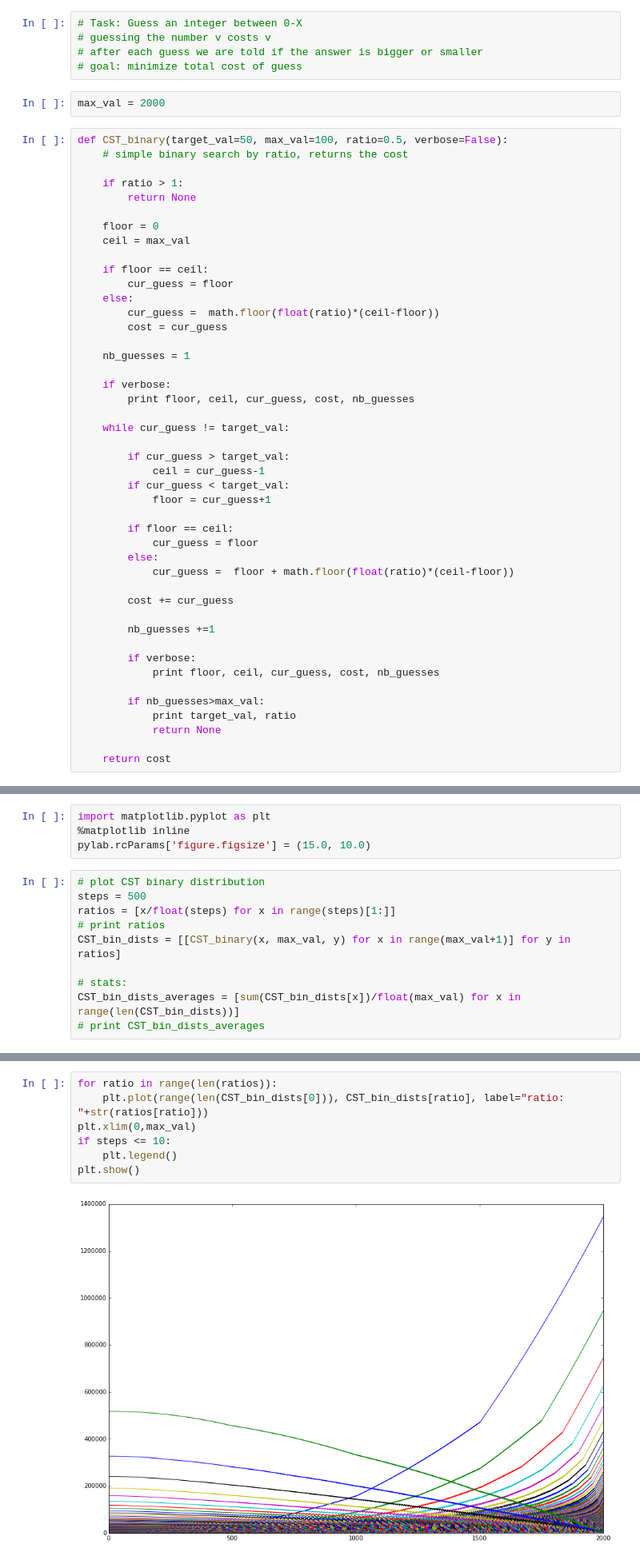
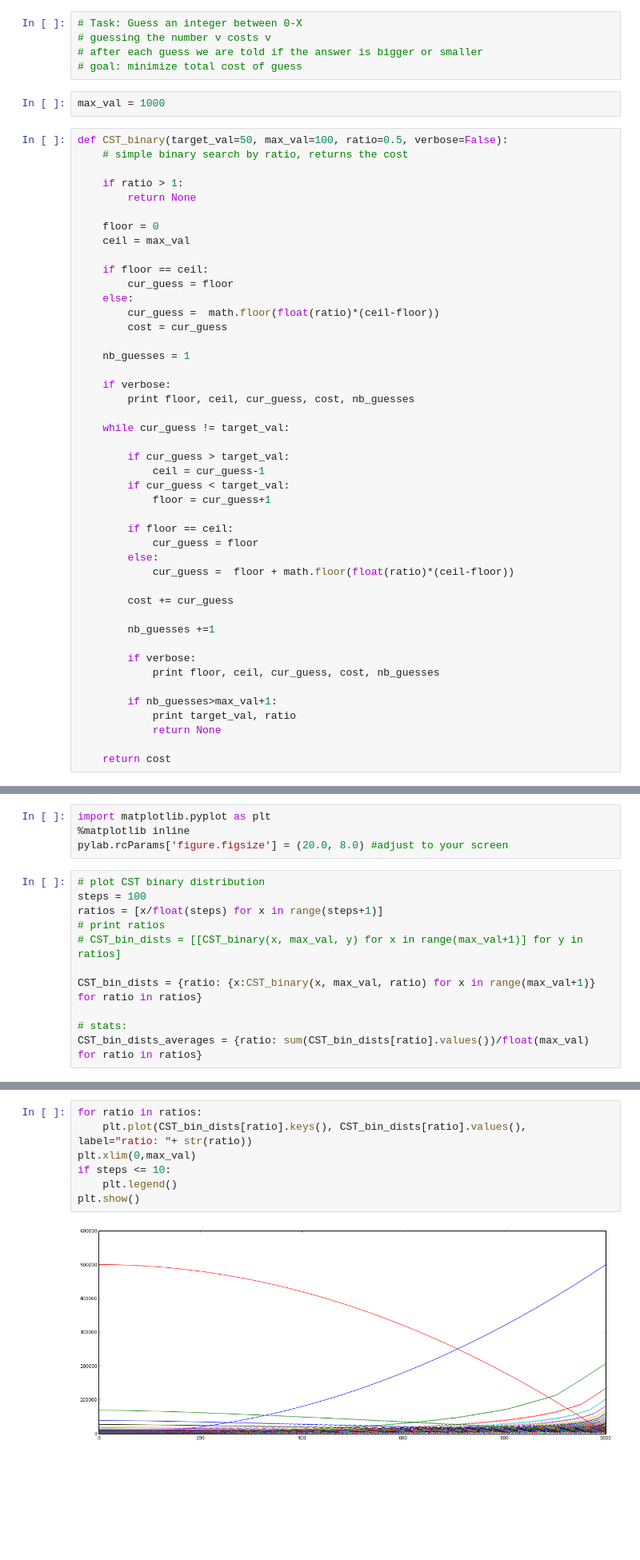
Before and after one commit to grezesf/Research, a Jupyter notebook: Fun/Costly-Search-Task.ipynb, the cells around one changed output, grey strips where cells are left out. Shown at 80% size. Cells and saved outputs as stored; diff of their text form; blank space fills up the shorter version.

```diff
--- a/Fun/Costly-Search-Task.ipynb
+++ b/Fun/Costly-Search-Task.ipynb
@@ -4,7 +4,7 @@
 # after each guess we are told if the answer is bigger or smaller
 # goal: minimize total cost of guess
 # %%
-max_val = 2000
+max_val = 1000
 # %%
 def CST_binary(target_val=50, max_val=100, ratio=0.5, verbose=False):
     # simple binary search by ratio, returns the cost
@@ -45,7 +45,7 @@ def CST_binary(target_val=50, max_val=100, ratio=0.5, verbose=False):
         if verbose:
             print floor, ceil, cur_guess, cost, nb_guesses
 
-        if nb_guesses>max_val:
+        if nb_guesses>max_val+1:
             print target_val, ratio
             return None
 
@@ -62,14 +73,15 @@ print CST_binary(target_val=76, max_val=100, ratio=0.9, verbose=True)
 # %%
 import matplotlib.pyplot as plt
 %matplotlib inline
-pylab.rcParams['figure.figsize'] = (15.0, 10.0)
+pylab.rcParams['figure.figsize'] = (20.0, 8.0) #adjust to your screen
 # %%
 # plot CST binary distribution
-steps = 500
-ratios = [x/float(steps) for x in range(steps)[1:]]
+steps = 100
+ratios = [x/float(steps) for x in range(steps+1)]
 # print ratios
-CST_bin_dists = [[CST_binary(x, max_val, y) for x in range(max_val+1)] for y in ratios]
+# CST_bin_dists = [[CST_binary(x, max_val, y) for x in range(max_val+1)] for y in ratios]
+
+CST_bin_dists = {ratio: {x:CST_binary(x, max_val, ratio) for x in range(max_val+1)} for ratio in ratios}
 
 # stats:
-CST_bin_dists_averages = [sum(CST_bin_dists[x])/float(max_val) for x in range(len(CST_bin_dists))]
-# print CST_bin_dists_averages
+CST_bin_dists_averages = {ratio: sum(CST_bin_dists[ratio].values())/float(max_val) for ratio in ratios}
@@ -76,10 +90,10 @@ CST_bin_dists_averages = [sum(CST_bin_dists[x])/float(max_val) for x in range(le
 # %%
-for ratio in range(len(ratios)):
-    plt.plot(range(len(CST_bin_dists[0])), CST_bin_dists[ratio], label="ratio: "+str(ratios[ratio]))
+for ratio in ratios:
+    plt.plot(CST_bin_dists[ratio].keys(), CST_bin_dists[ratio].values(), label="ratio: "+ str(ratio))
 plt.xlim(0,max_val)
 if steps <= 10:
     plt.legend()
 plt.show()
 # %% [output]
-[figure, old version]
+[figure, new version]
 # %%
```
Also changed, not shown: parts of 5 cells of this notebook, 1 other file.
